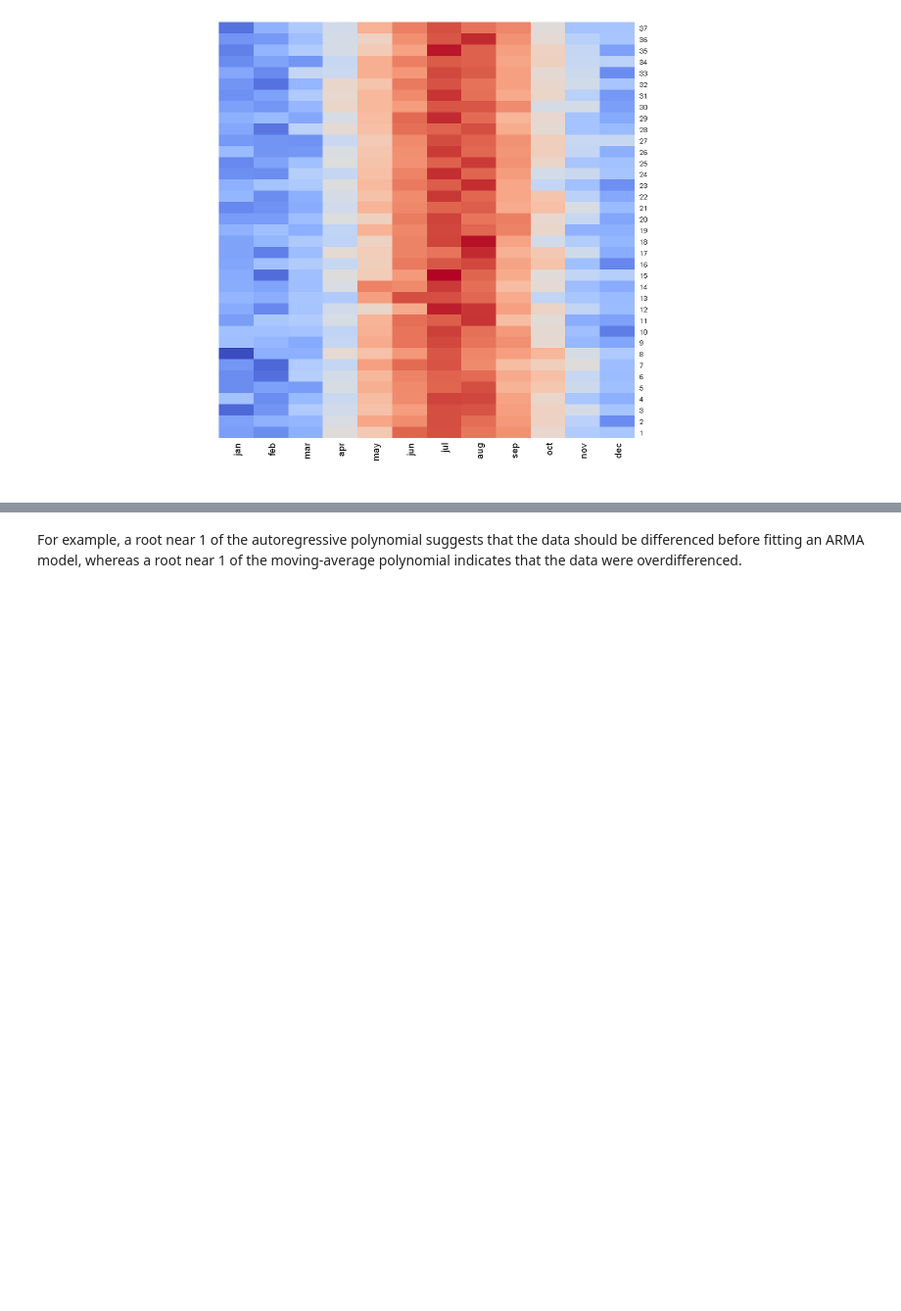
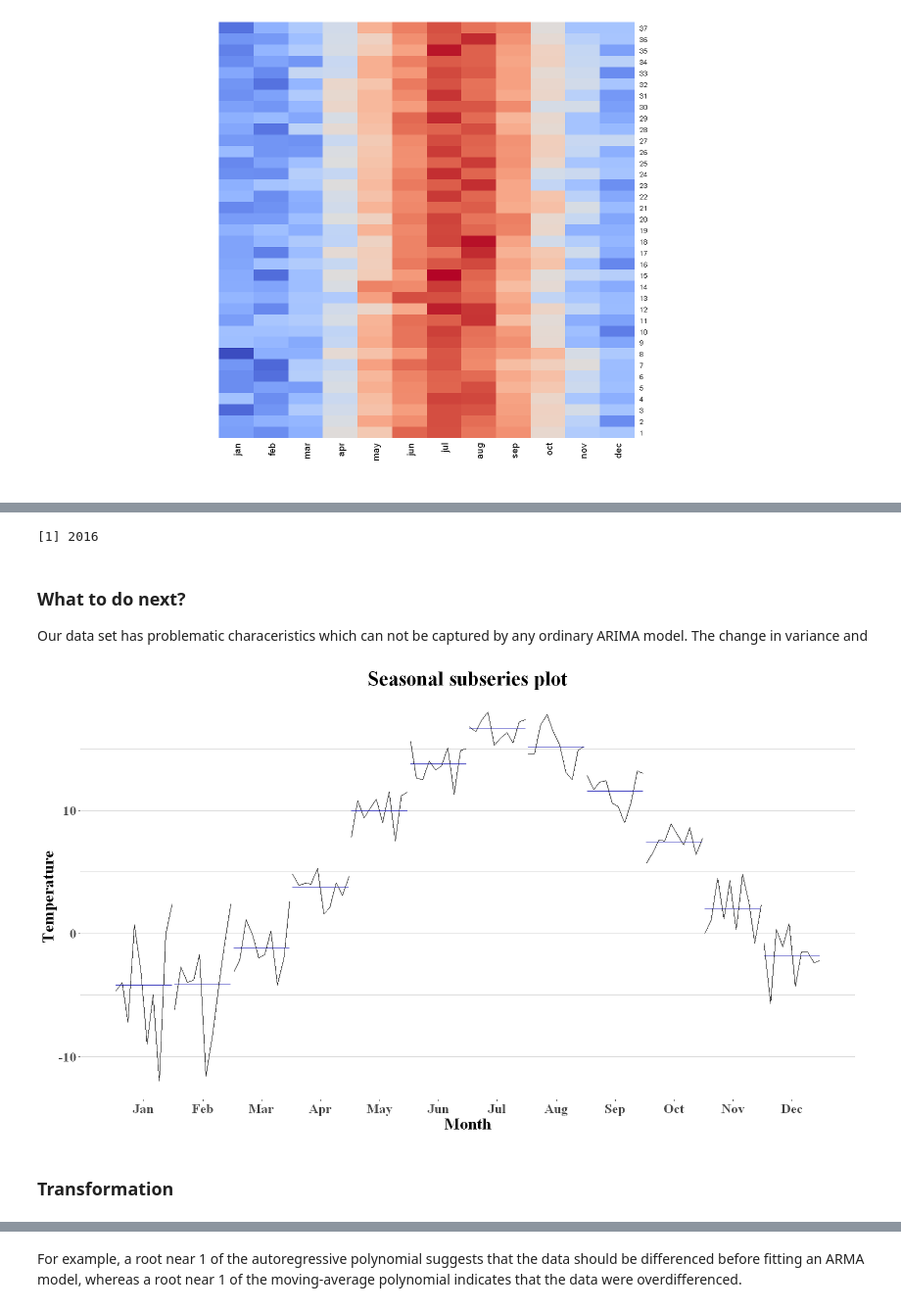
Before and after one commit to AndreasPalmgren/Sthlm-Temp-ARIMA, a Jupyter notebook: SthlmMeanTemperature.ipynb, the cells around one changed output, grey strips where cells are left out. Shown at 98% size. Drawn from its saved outputs; the diff is of its cells as text; code cells hidden in the pictures; blank space fills up the shorter version.

Commit message:
transform

```diff
--- a/SthlmMeanTemperature.ipynb
+++ b/SthlmMeanTemperature.ipynb
@@ -216,0 +170,20 @@ Traceback:
+# %%
+max(train_df$year)
+# %% [output]
+[1] 2016
+# %% [markdown]
+### What to do next?
+
+Our data set has problematic characeristics which can not be captured by any ordinary ARIMA model. The change in variance and
+# %%
+train_short <- ts(as.vector(t(as.matrix(train_df[,-1]))), start=c(2007, 1),
+            end=c(max(train_df$year), 12), frequency =12)
+# %%
+ggsubseriesplot(train_short) +
+    ylab("Temperature") +
+    ggtitle("Seasonal subseries plot") +
+    th
+# %% [output]
+[figure, added]
+# %% [markdown]
+### Transformation
```
Also changed, not shown: parts of 38 cells of this notebook.
